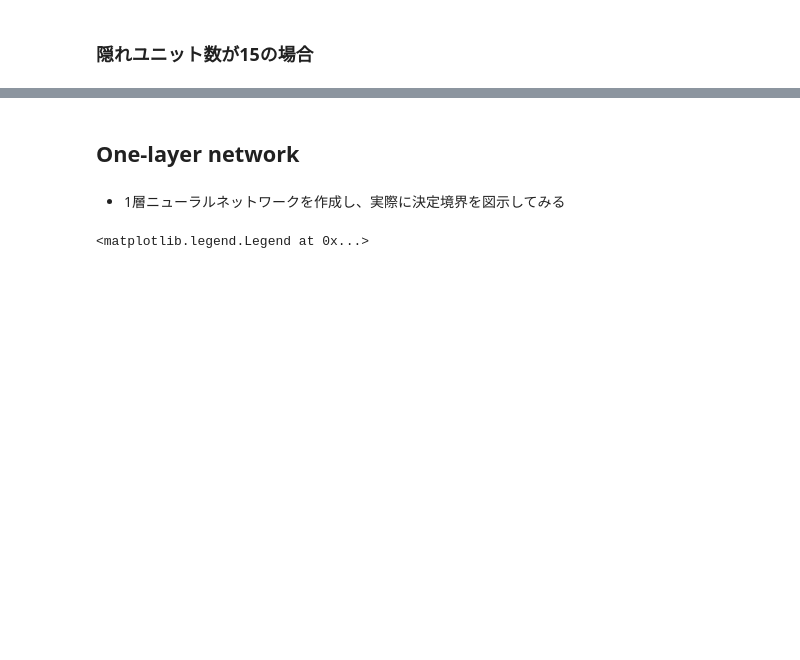
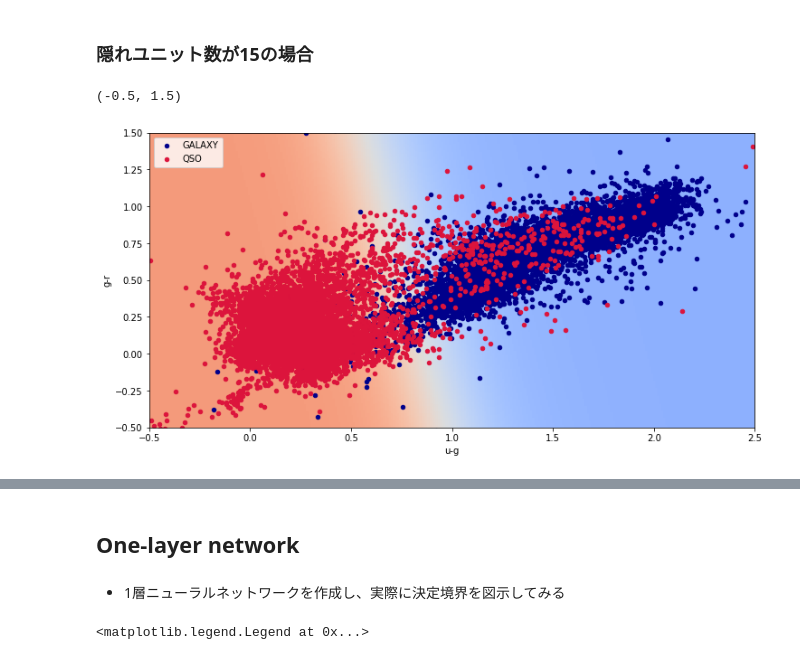
Before and after one commit to astropenguin/deep-learning-from-scratch, a Jupyter notebook: notes/01-classification_of_sdss_by_neural_network.ipynb, the cells around one changed output, grey strips where cells are left out. Drawn from its saved outputs; the diff is of its cells as text; code cells hidden in the pictures; blank space fills up the shorter version.

```diff
--- a/notes/01-classification_of_sdss_by_neural_network.ipynb
+++ b/notes/01-classification_of_sdss_by_neural_network.ipynb
@@ -176,6 +191,21 @@ for i in tqdm(range(N_iter)):
         train_losses.append(network.loss(x_train, t_train))
         train_accs.append(network.accuracy(x_train, t_train))
         test_accs.append(network.accuracy(x_test, t_test))
+# %%
+x0, x1 = np.meshgrid(np.arange(-1, 3, 0.01), np.arange(-1, 3, 0.01))
+x = np.vstack([x0.flatten(), x1.flatten()]).T
+t0 = network.predict(x).T[0].reshape(x0.shape)
+
+fig, ax = plt.subplots(figsize=(12, 6))
+
+ax.pcolormesh(x0, x1, t0, cmap='coolwarm', vmin=-0.5, vmax=1.5)
+gal.plot.scatter(x='u-g', y='g-r', ax=ax, c='darkblue', label='GALAXY')
+qso.plot.scatter(x='u-g', y='g-r', ax=ax, c='crimson', label='QSO')
+ax.set_xlim(-0.5, 2.5)
+ax.set_ylim(-0.5, 1.5)
+# %% [output]
+(-0.5, 1.5)
+[figure, added]
 # %%
 fig, axes = plt.subplots(1, 2, figsize=(12, 4))
 
```
Also changed, not shown: parts of 5 cells of this notebook.
